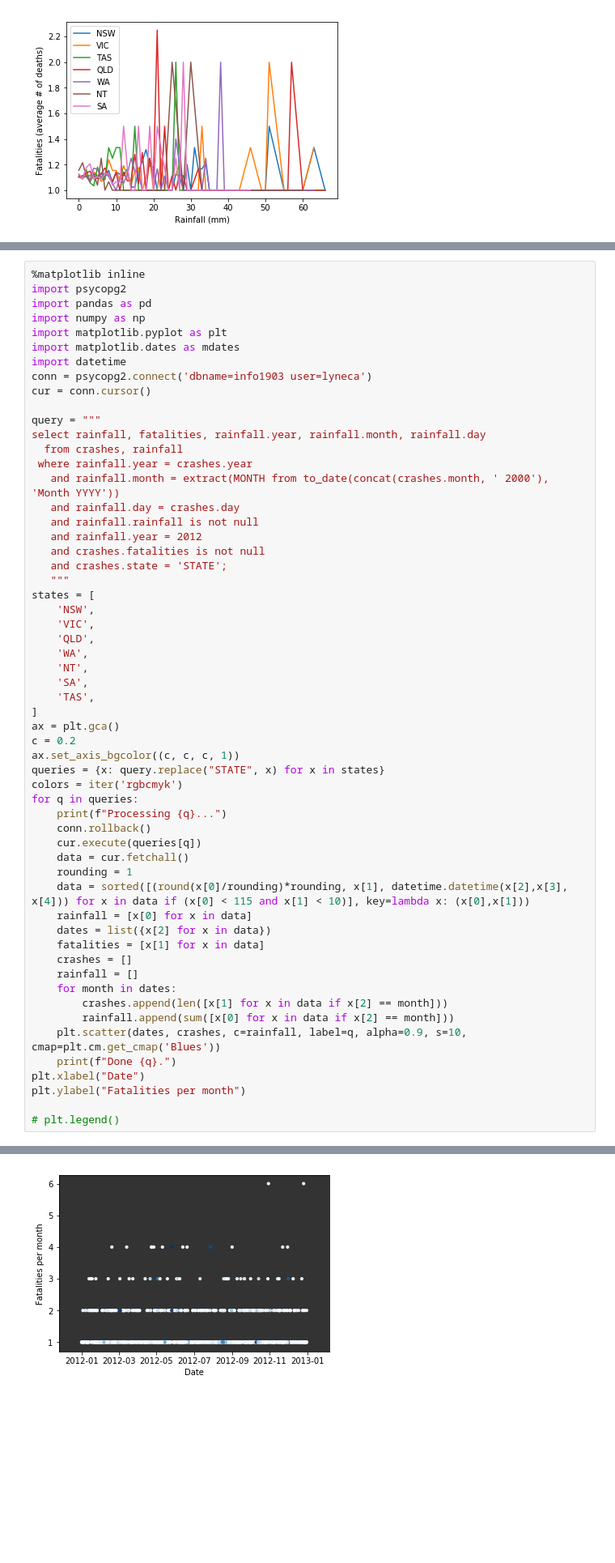
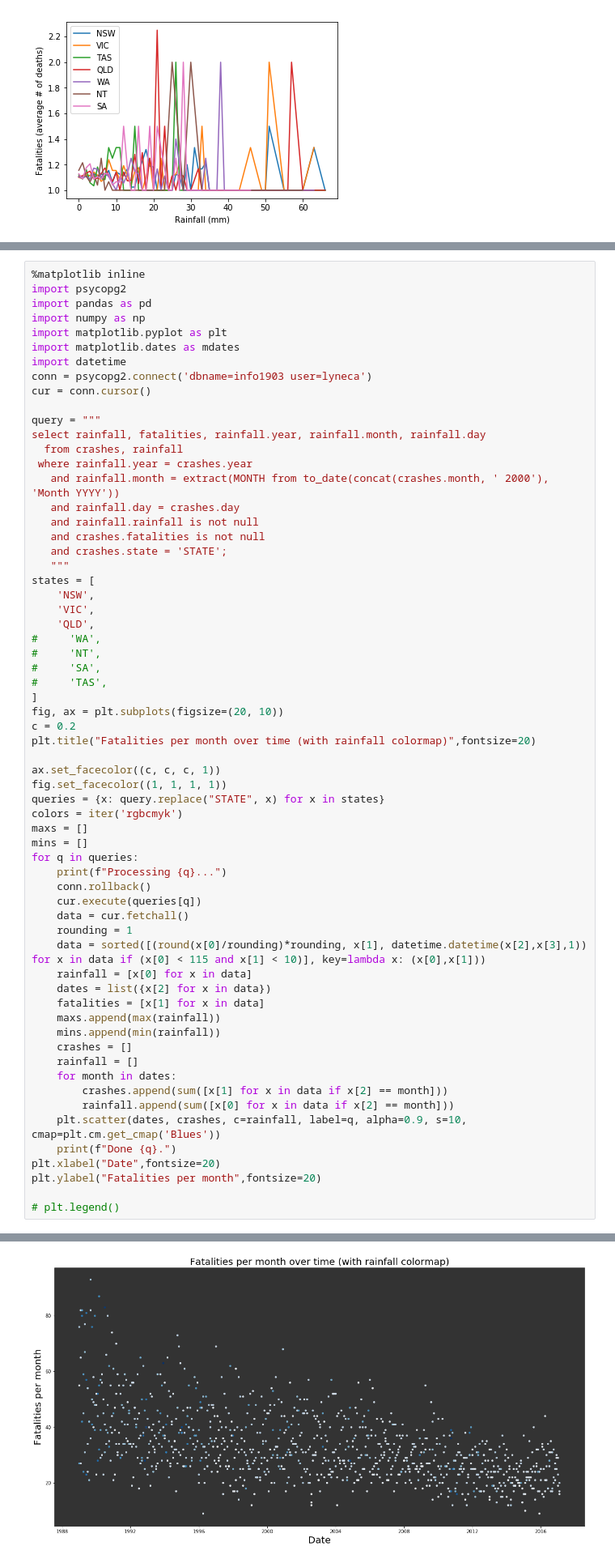
Before and after one commit to lyneca/info1903, a Jupyter notebook: INFO1903.ipynb, the cells around one changed output, grey strips where cells are left out. Shown: that part at 81% size. Cells and saved outputs as stored; diff of their text form; blank space fills up the shorter version.

```diff
--- a/INFO1903.ipynb
+++ b/INFO1903.ipynb
@@ -234,7 +235,6 @@ select rainfall, fatalities, rainfall.year, rainfall.month, rainfall.day
    and rainfall.month = extract(MONTH from to_date(concat(crashes.month, ' 2000'), 'Month YYYY'))
    and rainfall.day = crashes.day
    and rainfall.rainfall is not null
-   and rainfall.year = 2012
    and crashes.fatalities is not null
    and crashes.state = 'STATE';
    """
@@ -242,35 +242,42 @@ states = [
     'NSW',
     'VIC',
     'QLD',
-    'WA',
-    'NT',
-    'SA',
-    'TAS',
+#     'WA',
+#     'NT',
+#     'SA',
+#     'TAS',
 ]
-ax = plt.gca()
+fig, ax = plt.subplots(figsize=(20, 10))
 c = 0.2
-ax.set_axis_bgcolor((c, c, c, 1))
+plt.title("Fatalities per month over time (with rainfall colormap)",fontsize=20)
+
+ax.set_facecolor((c, c, c, 1))
+fig.set_facecolor((1, 1, 1, 1))
 queries = {x: query.replace("STATE", x) for x in states}
 colors = iter('rgbcmyk')
+maxs = []
+mins = []
 for q in queries:
     print(f"Processing {q}...")
     conn.rollback()
     cur.execute(queries[q])
     data = cur.fetchall()
     rounding = 1
-    data = sorted([(round(x[0]/rounding)*rounding, x[1], datetime.datetime(x[2],x[3], x[4])) for x in data if (x[0] < 115 and x[1] < 10)], key=lambda x: (x[0],x[1]))
+    data = sorted([(round(x[0]/rounding)*rounding, x[1], datetime.datetime(x[2],x[3],1)) for x in data if (x[0] < 115 and x[1] < 10)], key=lambda x: (x[0],x[1]))
     rainfall = [x[0] for x in data]
     dates = list({x[2] for x in data})
     fatalities = [x[1] for x in data]
+    maxs.append(max(rainfall))
+    mins.append(min(rainfall))
     crashes = []
     rainfall = []
     for month in dates:
-        crashes.append(len([x[1] for x in data if x[2] == month]))
+        crashes.append(sum([x[1] for x in data if x[2] == month]))
         rainfall.append(sum([x[0] for x in data if x[2] == month]))
     plt.scatter(dates, crashes, c=rainfall, label=q, alpha=0.9, s=10, cmap=plt.cm.get_cmap('Blues'))
     print(f"Done {q}.")
-plt.xlabel("Date")
-plt.ylabel("Fatalities per month")
+plt.xlabel("Date",fontsize=20)
+plt.ylabel("Fatalities per month",fontsize=20)
 
 # plt.legend()
 # %% [output]
@@ -291,2 +290,2 @@ Done TAS.
 <matplotlib.text.Text at 0x...>
-[figure, old version]
+[figure, new version]
```
Also changed, not shown: parts of 3 cells of this notebook, 4 other files.
